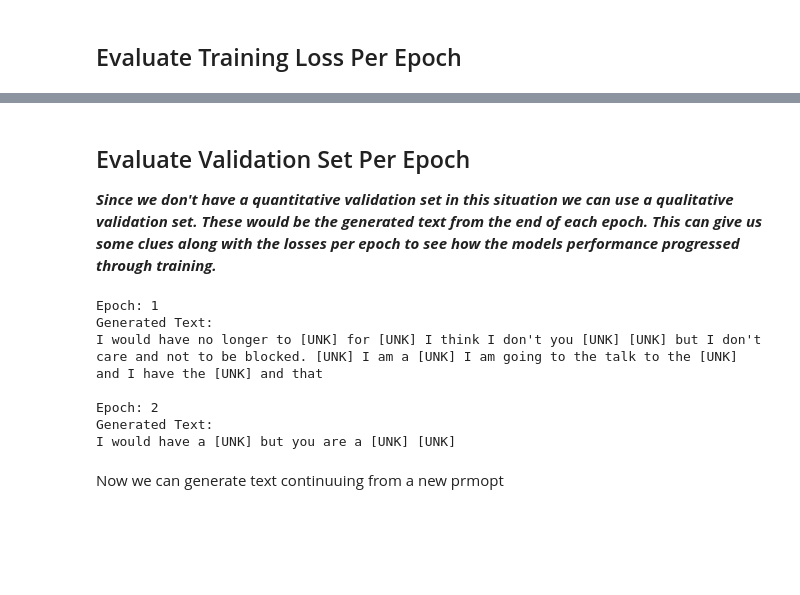
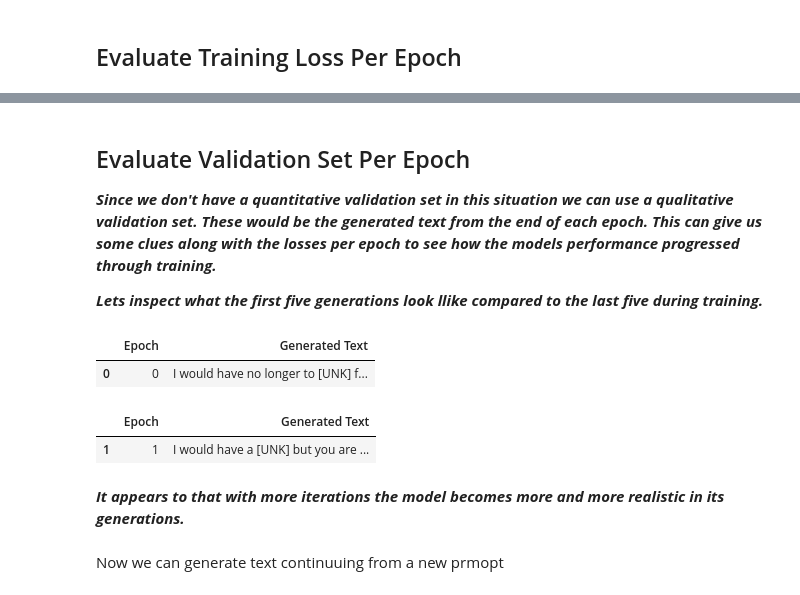
Before and after one commit to kristopher-smith/MiniGPT-for-Text-Generation, a Jupyter notebook: build-a-minigpt-for-text-generation.ipynb, the cells around one changed output, grey strips where cells are left out. Cells and saved outputs as stored; diff of their text form; code cells hidden in the pictures; blank space fills up the shorter version.

Commit message:
Kaggle Notebook | Build-a-MiniGPT-for-Text-Generation | Version 20

```diff
--- a/build-a-minigpt-for-text-generation.ipynb
+++ b/build-a-minigpt-for-text-generation.ipynb
@@ -1088,17 +1070,23 @@ plt.show()
 ## Evaluate Validation Set Per Epoch
 
 ***Since we don't have a quantitative validation set in this situation we can use a qualitative validation set. These would be the generated text from the end of each epoch. This can give us some clues along with the losses per epoch to see how the models performance progressed through training.***
+
+***Lets inspect what the first five generations look llike compared to the last five during training.***
 # %%
-for epoch, text in text_gen_callback.generated_texts:
-    print(f"Epoch: {epoch+1}\nGenerated Text:\n{text}\n")
+# for epoch, text in text_gen_callback.generated_texts:
+#     print(f"Epoch: {epoch+1}\nGenerated Text:\n{text}\n")
+    # Create a DataFrame
+
+df_val = pd.DataFrame(text_gen_callback.generated_texts, columns=['Epoch', 'Generated Text'])
+
+display(df_val.head(5));df_val.tail(5)
 # %% [output]
-Epoch: 1
-Generated Text:
-I would have no longer to [UNK] for [UNK] I think I don't you [UNK] [UNK] but I don't care and not to be blocked. [UNK] I am a [UNK] I am going to the talk to the [UNK] and I have the [UNK] and that
-
-Epoch: 2
-Generated Text:
-I would have a [UNK] but you are a [UNK] [UNK]
+|  | Epoch | Generated Text |
+| 0 | 0 | I would have no longer to [UNK] f... |
+|  | Epoch | Generated Text |
+| 1 | 1 | I would have a [UNK] but you are ... |
+# %% [markdown]
+***It appears to that with more iterations the model becomes more and more realistic in its generations.***
 # %% [markdown]
 Now we can generate text continuuing from a new prmopt
 # %%
```
Also changed, not shown: parts of 3 cells of this notebook.
